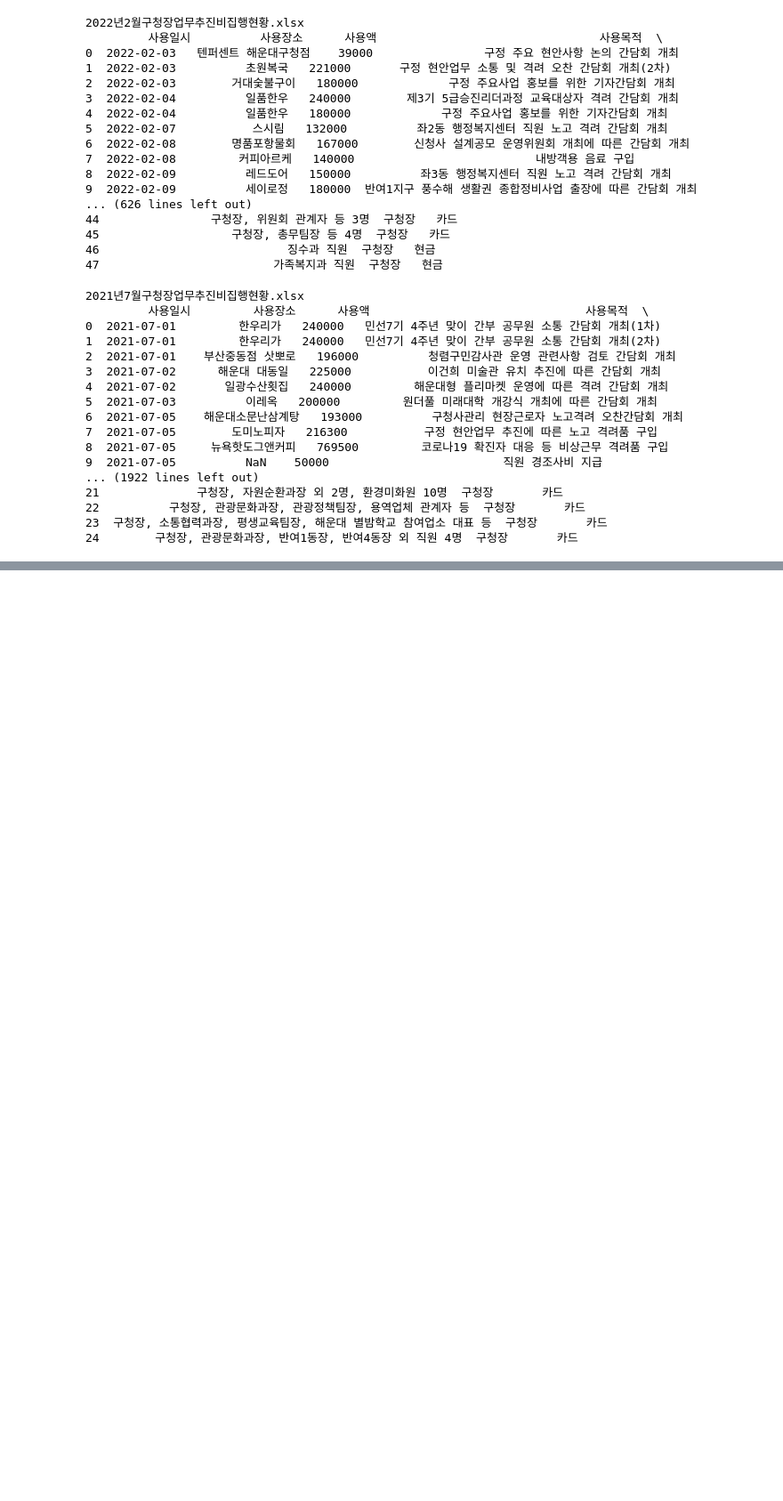
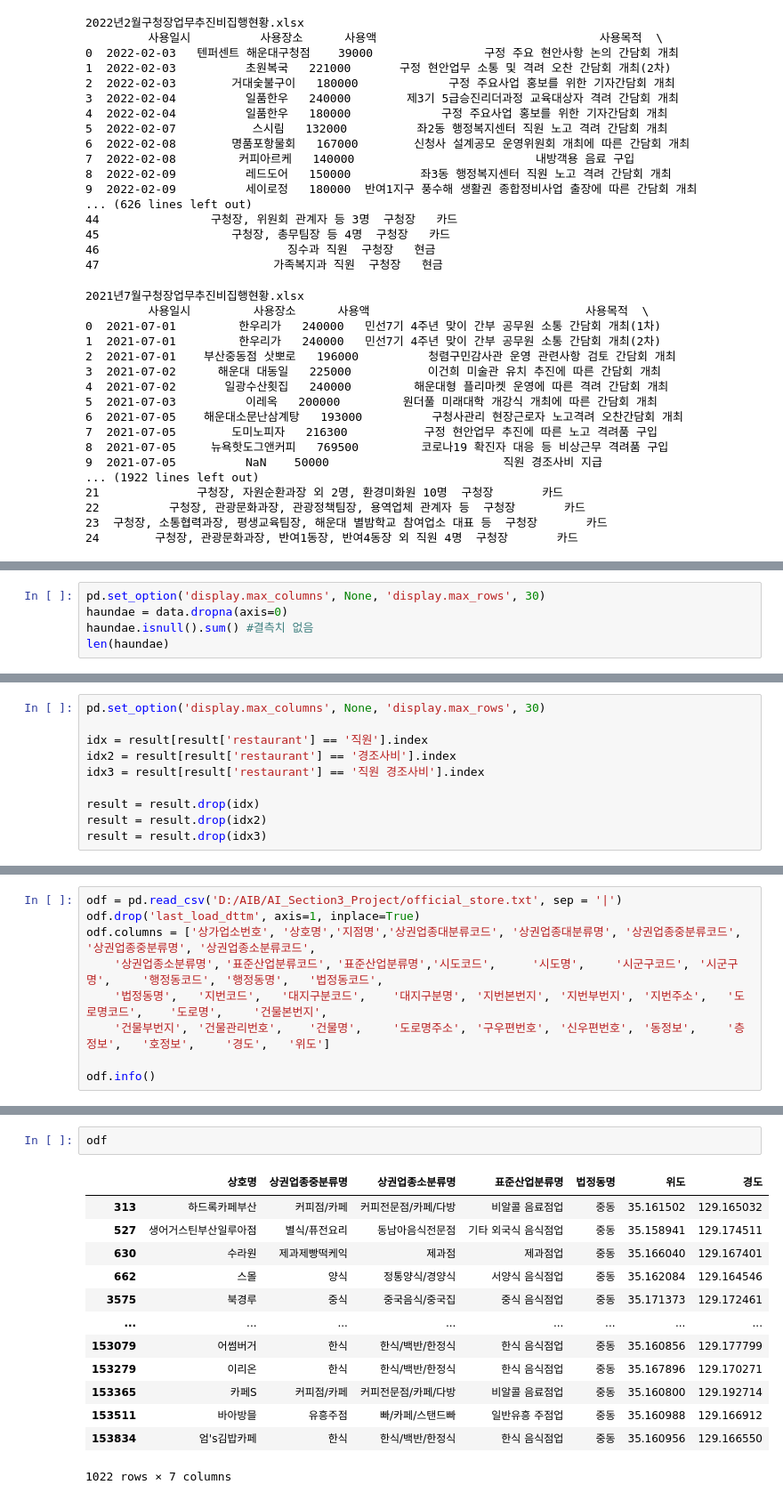
Before and after one commit to Huiseop123/AI_Section3_Project, a Jupyter notebook: main.ipynb, the cells around one changed output, grey strips where cells are left out. Shown at 89% size. Saved outputs shown, nothing was run; the diff lists cells and outputs as text; blank space fills up the shorter version.

```diff
--- a/main.ipynb
+++ b/main.ipynb
@@ -119,0 +115,5 @@ df
+# %%
+pd.set_option('display.max_columns', None, 'display.max_rows', 30)
+haundae = data.dropna(axis=0)
+haundae.isnull().sum() #결측치 없음
+len(haundae)
@@ -119,0 +154,10 @@ df
+# %%
+pd.set_option('display.max_columns', None, 'display.max_rows', 30)
+
+idx = result[result['restaurant'] == '직원'].index
+idx2 = result[result['restaurant'] == '경조사비'].index
+idx3 = result[result['restaurant'] == '직원 경조사비'].index
+
+result = result.drop(idx)
+result = result.drop(idx2)
+result = result.drop(idx3)
@@ -119,0 +189,9 @@ df
+# %%
+odf = pd.read_csv('D:/AIB/AI_Section3_Project/official_store.txt', sep = '|')
+odf.drop('last_load_dttm', axis=1, inplace=True)
+odf.columns = ['상가업소번호', '상호명','지점명','상권업종대분류코드', '상권업종대분류명', '상권업종중분류코드', '상권업종중분류명', '상권업종소분류코드',
+	'상권업종소분류명',	'표준산업분류코드',	'표준산업분류명','시도코드', 	'시도명',	'시군구코드',	'시군구명',	'행정동코드',	'행정동명',	'법정동코드',
+    '법정동명',	'지번코드',	'대지구분코드',	'대지구분명',	'지번본번지',	'지번부번지',	'지번주소',	'도로명코드',	'도로명',	'건물본번지',
+    '건물부번지',	'건물관리번호',	'건물명',	'도로명주소',	'구우편번호',	'신우편번호',	'동정보',	'층정보',	'호정보',	'경도',	 '위도']
+
+odf.info()
@@ -119,0 +226,16 @@ df
+# %%
+odf
+# %% [output]
+|  | 상호명 | 상권업종중분류명 | 상권업종소분류명 | 표준산업분류명 | 법정동명 | 위도 | 경도 |
+| 313 | 하드록카페부산 | 커피점/카페 | 커피전문점/카페/다방 | 비알콜 음료점업 | 중동 | 35.161502 | 129.165032 |
+| 527 | 생어거스틴부산일루아점 | 별식/퓨전요리 | 동남아음식전문점 | 기타 외국식 음식점업 | 중동 | 35.158941 | 129.174511 |
+| 630 | 수라원 | 제과제빵떡케익 | 제과점 | 제과점업 | 중동 | 35.166040 | 129.167401 |
+| 662 | 스몰 | 양식 | 정통양식/경양식 | 서양식 음식점업 | 중동 | 35.162084 | 129.164546 |
+| 3575 | 북경루 | 중식 | 중국음식/중국집 | 중식 음식점업 | 중동 | 35.171373 | 129.172461 |
+| ... | ... | ... | ... | ... | ... | ... | ... |
+| 153079 | 어썸버거 | 한식 | 한식/백반/한정식 | 한식 음식점업 | 중동 | 35.160856 | 129.177799 |
+| 153279 | 이리온 | 한식 | 한식/백반/한정식 | 한식 음식점업 | 중동 | 35.167896 | 129.170271 |
+| 153365 | 카페S | 커피점/카페 | 커피전문점/카페/다방 | 비알콜 음료점업 | 중동 | 35.160800 | 129.192714 |
+| 153511 | 바아방믈 | 유흥주점 | 빠/카페/스탠드빠 | 일반유흥 주점업 | 중동 | 35.160988 | 129.166912 |
+| 153834 | 엄's김밥카페 | 한식 | 한식/백반/한정식 | 한식 음식점업 | 중동 | 35.160956 | 129.166550 |
+1022 rows × 7 columns
```
Also changed, not shown: parts of 30 cells of this notebook, 4 other files.
